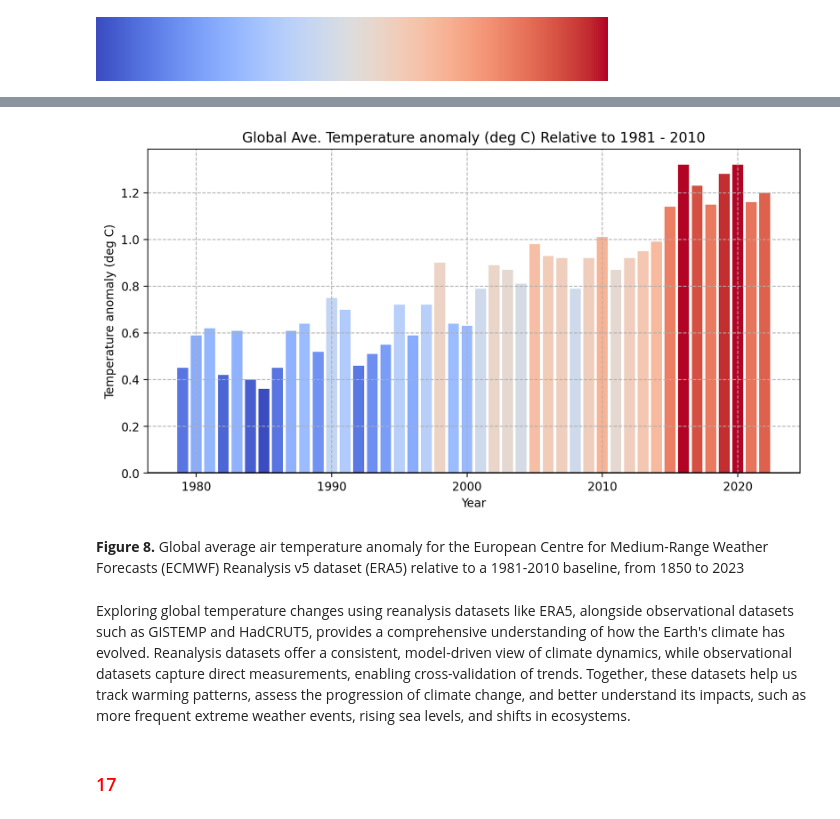
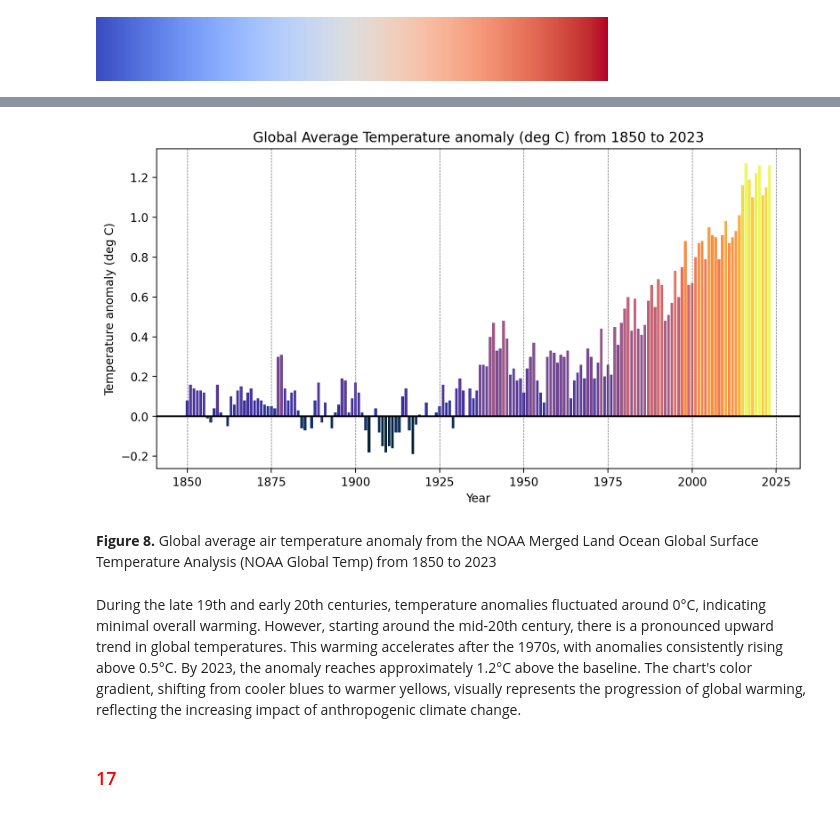
Before and after one commit to ees-climate-fall24/unit2_grisales, a Jupyter notebook: MiniProject1b_Grisales.ipynb, the cells around one changed output, grey strips where cells are left out. Drawn from its saved outputs; the diff is of its cells as text; code cells hidden in the pictures.

```diff
--- a/MiniProject1b_Grisales.ipynb
+++ b/MiniProject1b_Grisales.ipynb
@@ -1022,12 +1102,12 @@ cool_warm_cmap
 # %%
 # Normalize data for colormap
-ERA5_temp_values = ERA5_temp['ERA5 (degC)']  ### Set the values to be used in our colormap
-norm = plt.Normalize(min(ERA5_temp_values),
-                     max(ERA5_temp_values))
+NOAA_temp_values = NOAA_temp['NOAAGlobalTemp (degC)']  ### Set the values to be used in our colormap
+norm = plt.Normalize(min(NOAA_temp_values),
+                     max(NOAA_temp_values))
 
 # Apply colormap --- two different colormaps as examples
 cmap_coolwarm = colormap.get_cmap('coolwarm')
 cmap_thermal = colormap.get_cmap(cmocean.cm.thermal)
 
-bar_colors_coolwarm = cmap_coolwarm(norm(ERA5_temp_values))
-bar_colors_thermal = cmap_thermal(norm(ERA5_temp_values))
+bar_colors_coolwarm = cmap_coolwarm(norm(NOAA_temp_values))
+bar_colors_thermal = cmap_thermal(norm(NOAA_temp_values))
@@ -1043,29 +1114,29 @@ ERA5_temp.head(5)
 # %%
 fig, ax = plt.subplots(figsize = (10, 5))
 
-ax.bar(ERA5_temp['Year'],
-       ERA5_temp['ERA5 (degC)'],
+ax.bar(NOAA_temp['Year'],
+       NOAA_temp['NOAAGlobalTemp (degC)'],
        linewidth=2,
-       label='ERA5 global mean surface air temp anomaly',
-       color=bar_colors_coolwarm)
+       label='Berkeley Earth global mean surface air temp anomaly',
+       color=bar_colors_thermal)
 
 ## add a horizontal line at 0 !
 ax.axhline(0,color='k')
 
 ## add plot title:
-ax.set_title('Global Ave. Temperature anomaly (deg C) Relative to 1981 - 2010')
+ax.set_title('Global Average Temperature anomaly (deg C) from 1850 to 2023')
 
 ## add axes labes:
 ax.set_ylabel('Temperature anomaly (deg C)')
 ax.set_xlabel('Year')
 
-ax.grid(linestyle='--') ### add dashed grid lines
+ax.grid(True,axis='x',linestyle='--', linewidth=0.5, color = 'dimgray') ### add dashed grid lines
 # %% [output]
-[figure, old version]
+[figure, new version]
 # %% [markdown]
-**Figure 8.** Global average air temperature anomaly for the European Centre for Medium-Range Weather Forecasts (ECMWF) Reanalysis v5 dataset (ERA5) relative to a 1981-2010 baseline, from 1850 to 2023
+**Figure 8.** Global average air temperature anomaly from the NOAA Merged Land Ocean Global Surface Temperature Analysis (NOAA Global Temp) from 1850 to 2023
 # %% [markdown]
-Exploring global temperature changes using reanalysis datasets like ERA5, alongside observational datasets such as GISTEMP and HadCRUT5, provides a comprehensive understanding of how the Earth's climate has evolved. Reanalysis datasets offer a consistent, model-driven view of climate dynamics, while observational datasets capture direct measurements, enabling cross-validation of trends. Together, these datasets help us track warming patterns, assess the progression of climate change, and better understand its impacts, such as more frequent extreme weather events, rising sea levels, and shifts in ecosystems.
+During the late 19th and early 20th centuries, temperature anomalies fluctuated around 0°C, indicating minimal overall warming. However, starting around the mid-20th century, there is a pronounced upward trend in global temperatures. This warming accelerates after the 1970s, with anomalies consistently rising above 0.5°C. By 2023, the anomaly reaches approximately 1.2°C above the baseline. The chart's color gradient, shifting from cooler blues to warmer yellows, visually represents the progression of global warming, reflecting the increasing impact of anthropogenic climate change.
 # %% [markdown]
 ### <span style = "color: red">17</span>
 # %%
```
Also changed, not shown: parts of 30 cells of this notebook.
